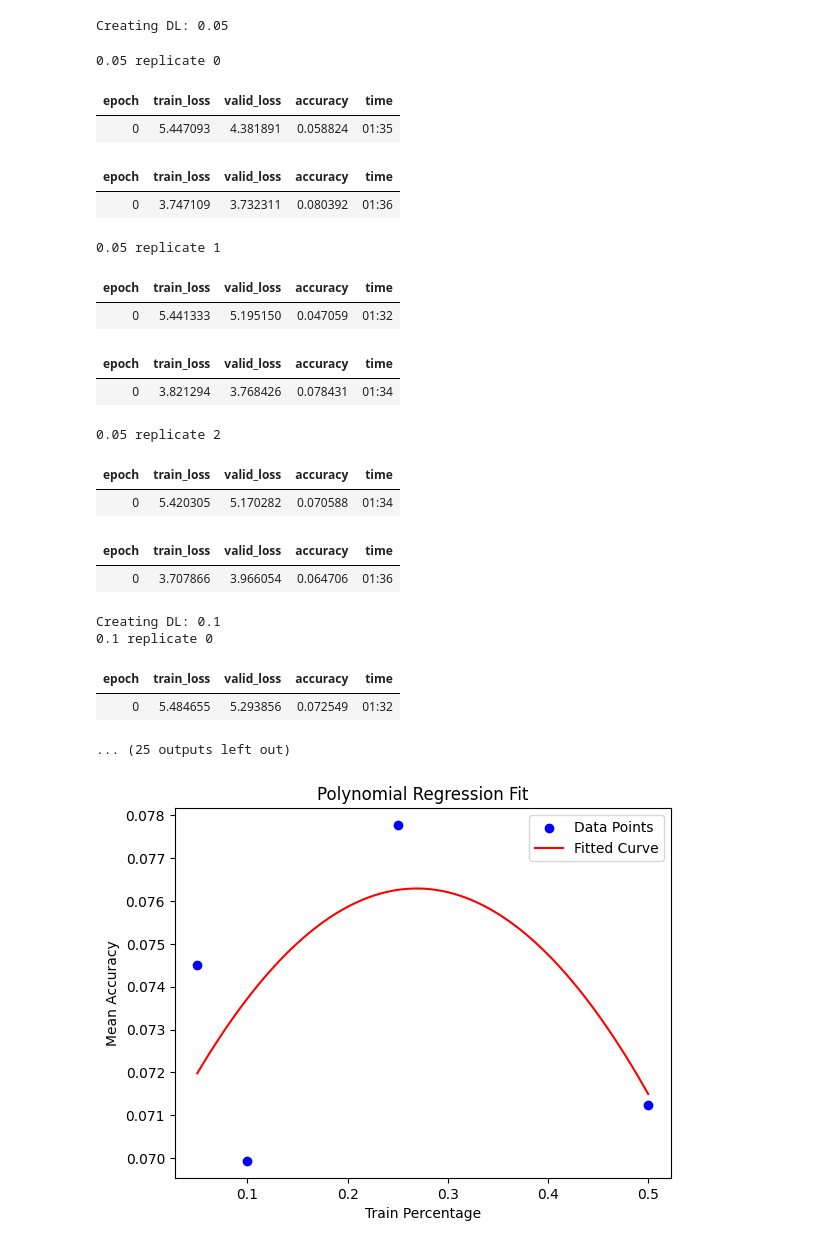
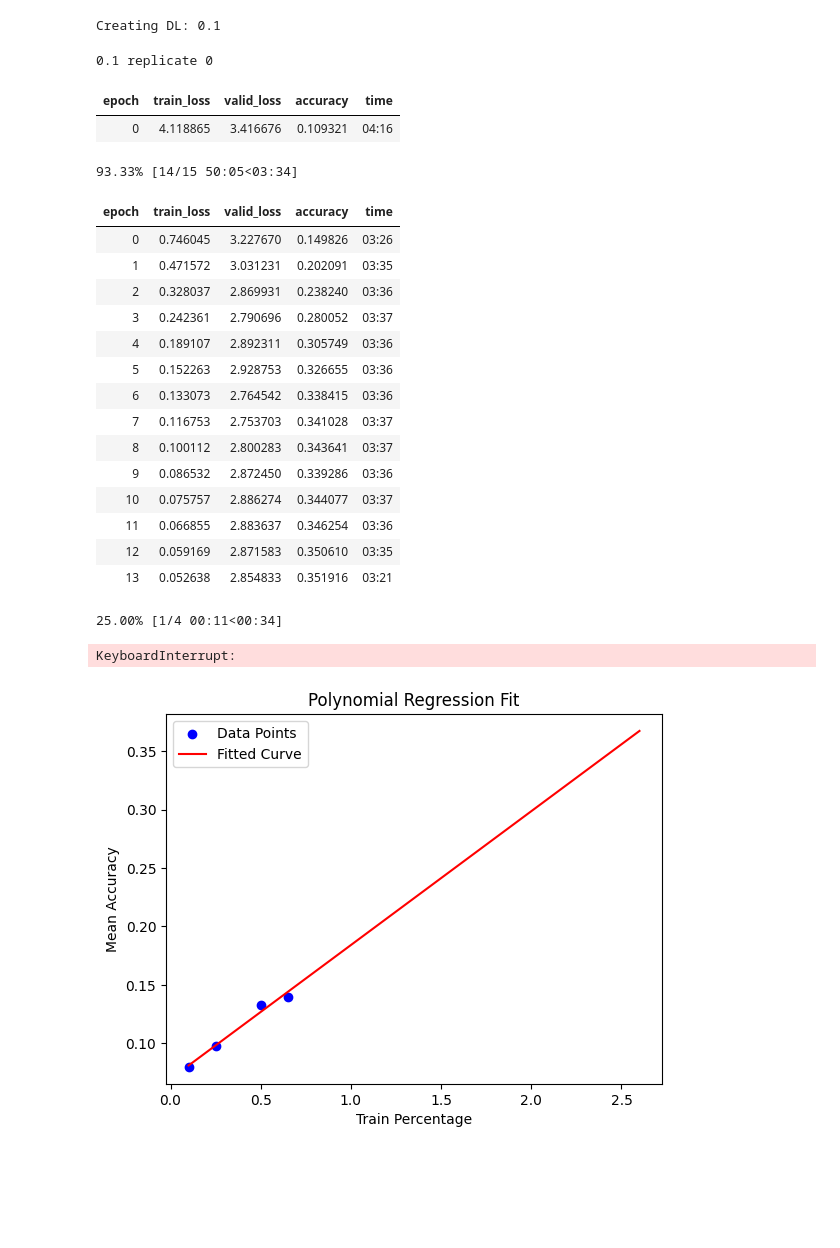
Before and after one commit to Dalton-Gray/plant-inspector, a Jupyter notebook: prototype.ipynb, the cells around one changed output. Cells and saved outputs as stored; diff of their text form; code cells hidden in the pictures; blank space fills up the shorter version.

Commit message:
fixed data splitter and altered data size regression model

```diff
--- a/prototype.ipynb
+++ b/prototype.ipynb
@@ -17,3 +7,21 @@ def create_dls(train_pct):
+# %%
+# Function to label the images (this might change based on your task)
+def get_y(file_path):
+    return parent_label(file_path)
+# %%
+def create_dls(train_pct, path='PlantDoc'):
+    # Define the DataBlock
+    datablock = DataBlock(
+        blocks=(ImageBlock, CategoryBlock),  # Define types of input and output
+        get_items=get_image_files,           # How to get the items (images)
+        splitter=RandomSplitter(valid_pct=(1.0 - train_pct), seed=42),  # Split method
+        get_y=get_y,                         # How to label items
+        item_tfms=Resize(224),               # Item-level transformations
+        # batch_tfms=aug_transforms()          # Batch-level transformations
+    )
+    # Create the DataLoaders
+    dls = datablock.dataloaders(Path(path))
+    return dls
 # %%
 def get_mean_table(results_table):
     # 1 & 2: Group by 'train_pct' and calculate the mean of 'acc'
@@ -24,6 +34,6 @@ def get_mean_table(results_table):
 # %%
-train_pcts = [0.05, 0.1, 0.25, 0.5]
-replicates = 3
+train_pcts = [0.1, 0.25, 0.5, 0.65]
+replicates = 1
 results_table = pd.DataFrame(columns=['train_pct', 'acc'])
 for train_pct in train_pcts:
     print(f'Creating DL: {train_pct}')
@@ -34,63 +44,71 @@ for train_pct in train_pcts:
         # fine tune model
         model = timm.create_model('efficientnet_b0', pretrained=True, num_classes=dls.c)
         learn = Learner(dls, model, metrics=accuracy)
-        learn.fine_tune(epochs=1)
+        learn.fine_tune(epochs=15)
         val_acc = learn.recorder.values[-1][2]
         row = pd.DataFrame({'train_pct': train_pct, 'acc': val_acc}, index=[0])
         results_table = pd.concat([results_table, row])
 
 mean_table = get_mean_table(results_table)
 # %% [output]
-Creating DL: 0.05
+Creating DL: 0.1
-0.05 replicate 0
+0.1 replicate 0
 | epoch | train_loss | valid_loss | accuracy | time |
-| 0 | 5.447093 | 4.381891 | 0.058824 | 01:35 |
+| 0 | 4.118865 | 3.416676 | 0.109321 | 04:16 |
+93.33% [14/15 50:05<03:34]
 | epoch | train_loss | valid_loss | accuracy | time |
-| 0 | 3.747109 | 3.732311 | 0.080392 | 01:36 |
+| 0 | 0.746045 | 3.227670 | 0.149826 | 03:26 |
+| 1 | 0.471572 | 3.031231 | 0.202091 | 03:35 |
+| 2 | 0.328037 | 2.869931 | 0.238240 | 03:36 |
+| 3 | 0.242361 | 2.790696 | 0.280052 | 03:37 |
+| 4 | 0.189107 | 2.892311 | 0.305749 | 03:36 |
+| 5 | 0.152263 | 2.928753 | 0.326655 | 03:36 |
+| 6 | 0.133073 | 2.764542 | 0.338415 | 03:36 |
+| 7 | 0.116753 | 2.753703 | 0.341028 | 03:37 |
+| 8 | 0.100112 | 2.800283 | 0.343641 | 03:37 |
+| 9 | 0.086532 | 2.872450 | 0.339286 | 03:36 |
+| 10 | 0.075757 | 2.886274 | 0.344077 | 03:37 |
+| 11 | 0.066855 | 2.883637 | 0.346254 | 03:36 |
+| 12 | 0.059169 | 2.871583 | 0.350610 | 03:35 |
+| 13 | 0.052638 | 2.854833 | 0.351916 | 03:21 |
-0.05 replicate 1
-| epoch | train_loss | valid_loss | accuracy | time |
-| 0 | 5.441333 | 5.195150 | 0.047059 | 01:32 |
-| epoch | train_loss | valid_loss | accuracy | time |
-| 0 | 3.821294 | 3.768426 | 0.078431 | 01:34 |
-0.05 replicate 2
+25.00% [1/4 00:11<00:34]
-| epoch | train_loss | valid_loss | accuracy | time |
-| 0 | 5.420305 | 5.170282 | 0.070588 | 01:34 |
-| epoch | train_loss | valid_loss | accuracy | time |
-| 0 | 3.707866 | 3.966054 | 0.064706 | 01:36 |
-Creating DL: 0.1
-0.1 replicate 0
+KeyboardInterrupt:
-| epoch | train_loss | valid_loss | accuracy | time |
-| 0 | 5.484655 | 5.293856 | 0.072549 | 01:32 |
-... (25 outputs left out)
 # %%
 import numpy as np
 import matplotlib.pyplot as plt
 
-# Assuming 'mean_df' is your DataFrame with 'train_pct' and 'mean_acc'
+# Assuming 'mean_table' is your DataFrame with 'train_pct' and 'mean_acc'
 x = mean_table['train_pct']
 y = mean_table['mean_acc']
 
 # Choose the degree of the polynomial (e.g., 2 for quadratic)
-degree = 2
+degree = 1
 
 # Fit the polynomial regression model
 coefficients = np.polyfit(x, y, degree)
 
 # Use the fitted model to predict values
 polynomial = np.poly1d(coefficients)
-x_line = np.linspace(min(x), max(x), 100)
+
+# Extend the range of x_line beyond the maximum x value
+x_min = min(x)
+x_max = max(x)  # Maximum value in your data
+x_extension = 4.0  # For example, extend by 20%
+extended_x_max = x_max * x_extension
+
+x_line = np.linspace(x_min, extended_x_max, 100)
 y_line = polynomial(x_line)
 
 # Plotting the original data points
 plt.scatter(x, y, color='blue', label='Data Points')
 
-# Plotting the fitted curve
+# Plotting the fitted curve over the extended range
 plt.plot(x_line, y_line, color='red', label='Fitted Curve')
 
 plt.xlabel('Train Percentage')
 plt.ylabel('Mean Accuracy')
 plt.title('Polynomial Regression Fit')
 plt.legend()
 plt.show()
 # %% [output]
-[figure, old version]
+[figure, new version]
```
Also changed, not shown: parts of 9 cells of this notebook.
